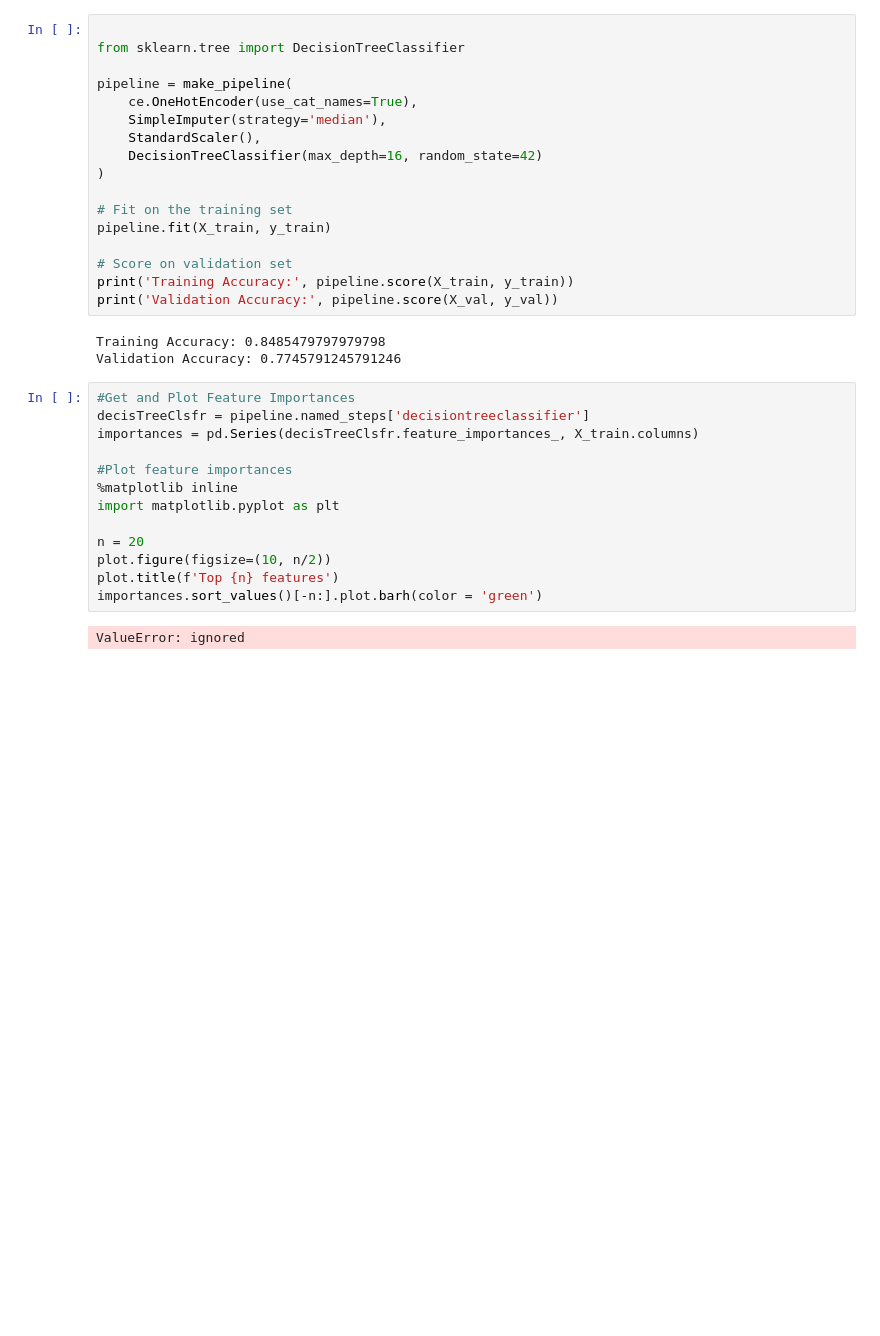
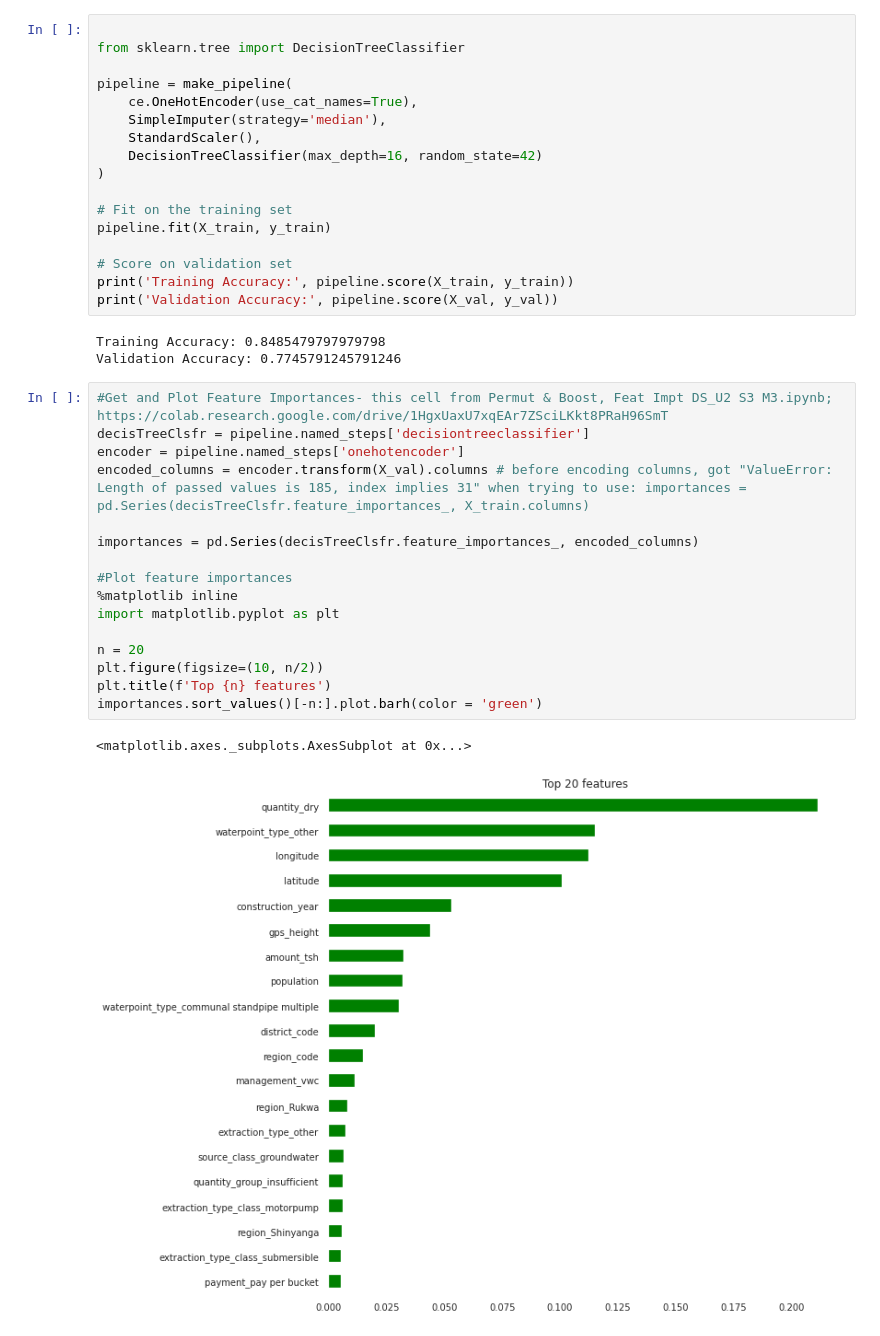
Before and after one commit to LambdaTheda/DS-Unit-2-Kaggle-Challenge, a Jupyter notebook: pt5_Sun_Apr_12_U2_S3_M1_DS_221_Kaggle_sub1_ass.ipynb, the cells around one changed output. Saved outputs shown, nothing was run; the diff lists cells and outputs as text; blank space fills up the shorter version.

```diff
--- a/pt5_Sun_Apr_12_U2_S3_M1_DS_221_Kaggle_sub1_ass.ipynb
+++ b/pt5_Sun_Apr_12_U2_S3_M1_DS_221_Kaggle_sub1_ass.ipynb
@@ -274,17 +301,21 @@ print('Validation Accuracy:', pipeline.score(X_val, y_val))
 Training Accuracy: 0.8485479797979798
 Validation Accuracy: 0.7745791245791246
 # %%
-#Get and Plot Feature Importances
+#Get and Plot Feature Importances- this cell from Permut & Boost, Feat Impt DS_U2 S3 M3.ipynb; https://colab.research.google.com/drive/1HgxUaxU7xqEAr7ZSciLKkt8PRaH96SmT
 decisTreeClsfr = pipeline.named_steps['decisiontreeclassifier']
-importances = pd.Series(decisTreeClsfr.feature_importances_, X_train.columns)
+encoder = pipeline.named_steps['onehotencoder']
+encoded_columns = encoder.transform(X_val).columns # before encoding columns, got "ValueError: Length of passed values is 185, index implies 31" when trying to use: importances = pd.Series(decisTreeClsfr.feature_importances_, X_train.columns)
+
+importances = pd.Series(decisTreeClsfr.feature_importances_, encoded_columns)
 
 #Plot feature importances
 %matplotlib inline
 import matplotlib.pyplot as plt
 
 n = 20
-plot.figure(figsize=(10, n/2))
-plot.title(f'Top {n} features')
+plt.figure(figsize=(10, n/2))
+plt.title(f'Top {n} features')
 importances.sort_values()[-n:].plot.barh(color = 'green')
 # %% [output]
-ValueError: ignored
+<matplotlib.axes._subplots.AxesSubplot at 0x...>
+[figure, added]
```
Also changed, not shown: parts of 11 cells of this notebook.
